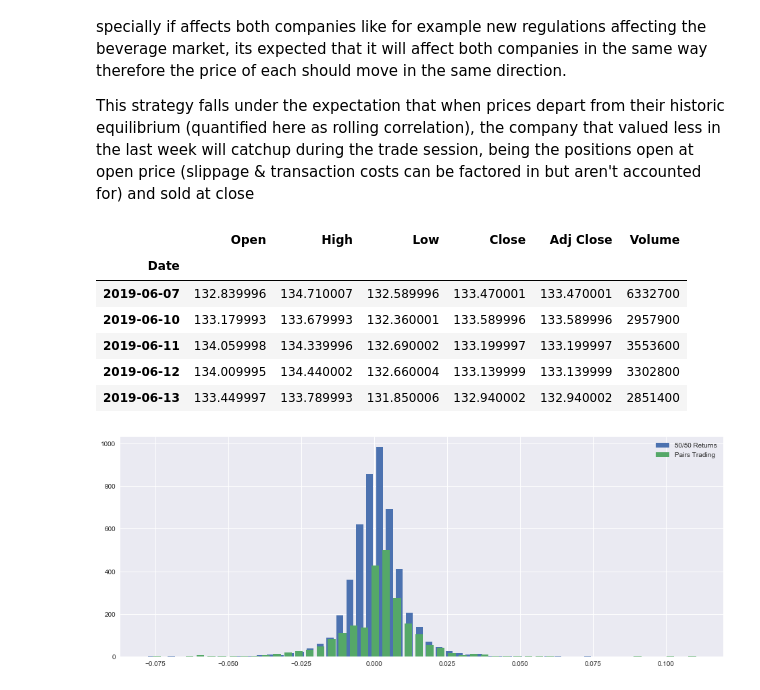
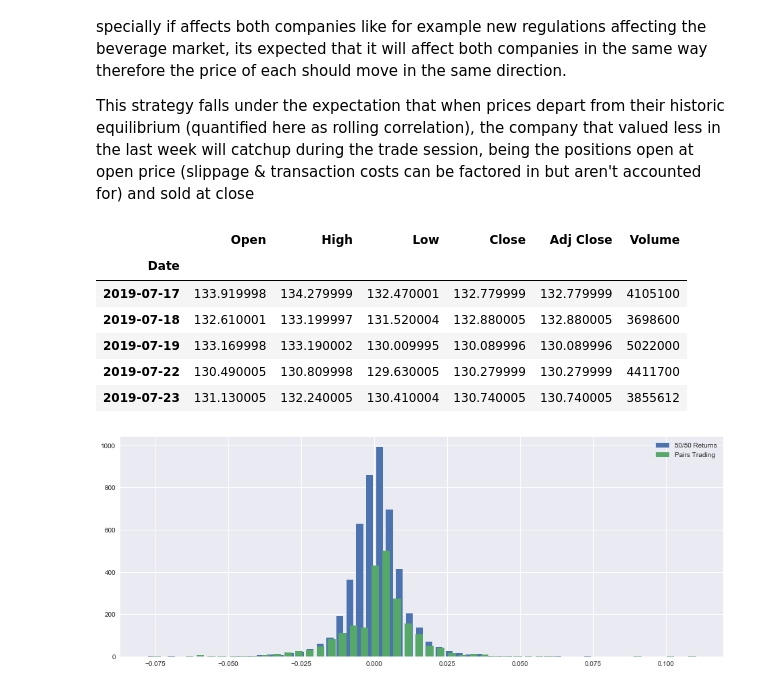
Before and after one commit to LongOnly/Quantitative-Notebooks, a Jupyter notebook: PairsTrading.ipynb, the cells around one changed output. Saved outputs shown, nothing was run; the diff lists cells and outputs as text; code cells hidden in the pictures.

```diff
--- a/PairsTrading.ipynb
+++ b/PairsTrading.ipynb
@@ -36,39 +36,39 @@ def getdata(tickers,start,end,frequency):
     for line in res.text.splitlines():
         m = pattern.match(line)
         if m is not None:
             crumb = m.groupdict()['crumb']
     for ticker in tickers:
         url_str = "https://query1.finance.yahoo.com/v7/finance/download/%s"
         url_str += "?period1=%s&period2=%s&interval=%s&events=history&crumb=%s"
         url = url_str % (ticker, start, end, frequency, crumb)
         res = requests.get(url, cookies={'B': cookie}).text
         OHLC[ticker] = pd.read_csv(io.StringIO(res), index_col=0,
                                    error_bad_lines=False).replace('null', np.nan).dropna()
         OHLC[ticker].index = pd.to_datetime(OHLC[ticker].index)
         OHLC[ticker] = OHLC[ticker].apply(pd.to_numeric)
     return OHLC
 
 # Assets under consideration
 tickers = ['PEP','KO']
 
 data = None
 while data is None:
     try:
-        data = getdata(tickers,'946685000','1560466800','1d')
+        data = getdata(tickers,'946685000','1563922500','1d')
     except:
          pass
 
 KO = data['KO']
 PEP = data['PEP']
 PEP.tail()
 # %% [output]
 |  | Open | High | Low | Close | Adj Close | Volume |
 | Date |  |  |  |  |  |  |
-| 2019-06-07 | 132.839996 | 134.710007 | 132.589996 | 133.470001 | 133.470001 | 6332700 |
-| 2019-06-10 | 133.179993 | 133.679993 | 132.360001 | 133.589996 | 133.589996 | 2957900 |
-| 2019-06-11 | 134.059998 | 134.339996 | 132.690002 | 133.199997 | 133.199997 | 3553600 |
-| 2019-06-12 | 134.009995 | 134.440002 | 132.660004 | 133.139999 | 133.139999 | 3302800 |
-| 2019-06-13 | 133.449997 | 133.789993 | 131.850006 | 132.940002 | 132.940002 | 2851400 |
+| 2019-07-17 | 133.919998 | 134.279999 | 132.470001 | 132.779999 | 132.779999 | 4105100 |
+| 2019-07-18 | 132.610001 | 133.199997 | 131.520004 | 132.880005 | 132.880005 | 3698600 |
+| 2019-07-19 | 133.169998 | 133.190002 | 130.009995 | 130.089996 | 130.089996 | 5022000 |
+| 2019-07-22 | 130.490005 | 130.809998 | 129.630005 | 130.279999 | 130.279999 | 4411700 |
+| 2019-07-23 | 131.130005 | 132.240005 | 130.410004 | 130.740005 | 130.740005 | 3855612 |
 # %%
 #tc = -0.0005 # Transaction costs
 
```
Also changed, not shown: parts of 2 cells of this notebook, 3 other files.
